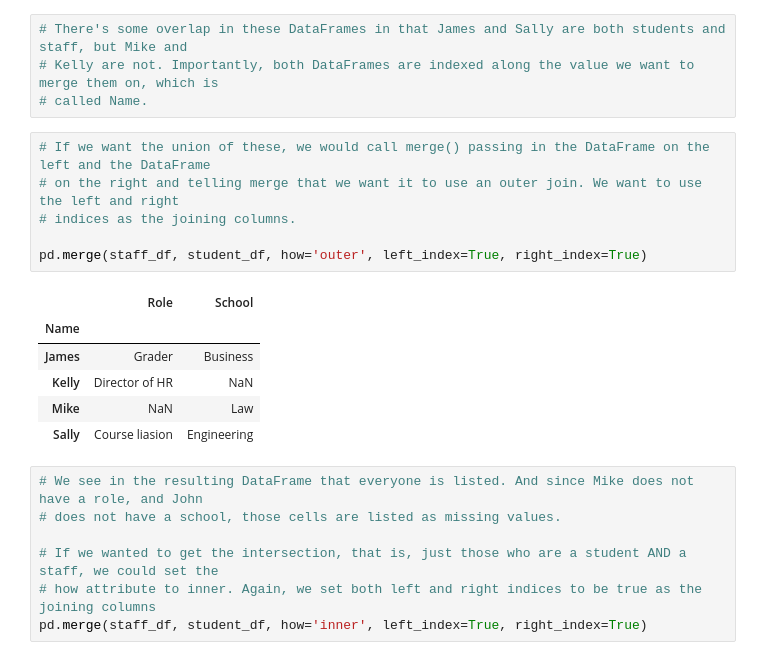
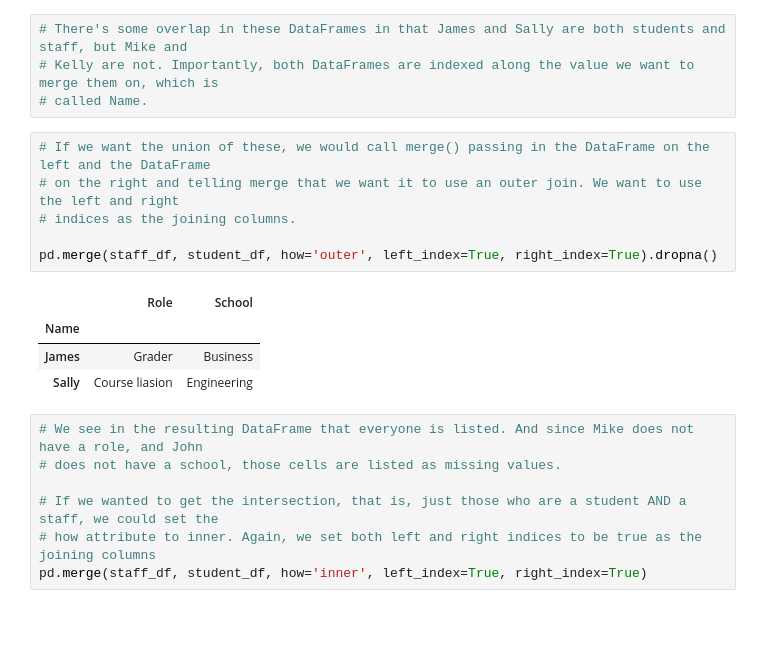
Before and after one commit to Undertaker-86/data_science, a Jupyter notebook: resources/course1/week-3/MergingDataFrame_ed.ipynb, the cells around one changed output. Cells and saved outputs as stored; diff of their text form; blank space fills up the shorter version.

```diff
--- a/resources/course1/week-3/MergingDataFrame_ed.ipynb
+++ b/resources/course1/week-3/MergingDataFrame_ed.ipynb
@@ -57,15 +57,13 @@ Sally  Engineering
 # %%
 # If we want the union of these, we would call merge() passing in the DataFrame on the left and the DataFrame
 # on the right and telling merge that we want it to use an outer join. We want to use the left and right
 # indices as the joining columns.
 
-pd.merge(staff_df, student_df, how='outer', left_index=True, right_index=True)
+pd.merge(staff_df, student_df, how='outer', left_index=True, right_index=True).dropna()
 # %% [output]
 |  | Role | School |
 | Name |  |  |
 | James | Grader | Business |
-| Kelly | Director of HR | NaN |
-| Mike | NaN | Law |
 | Sally | Course liasion | Engineering |
 # %%
 # We see in the resulting DataFrame that everyone is listed. And since Mike does not have a role, and John
```
